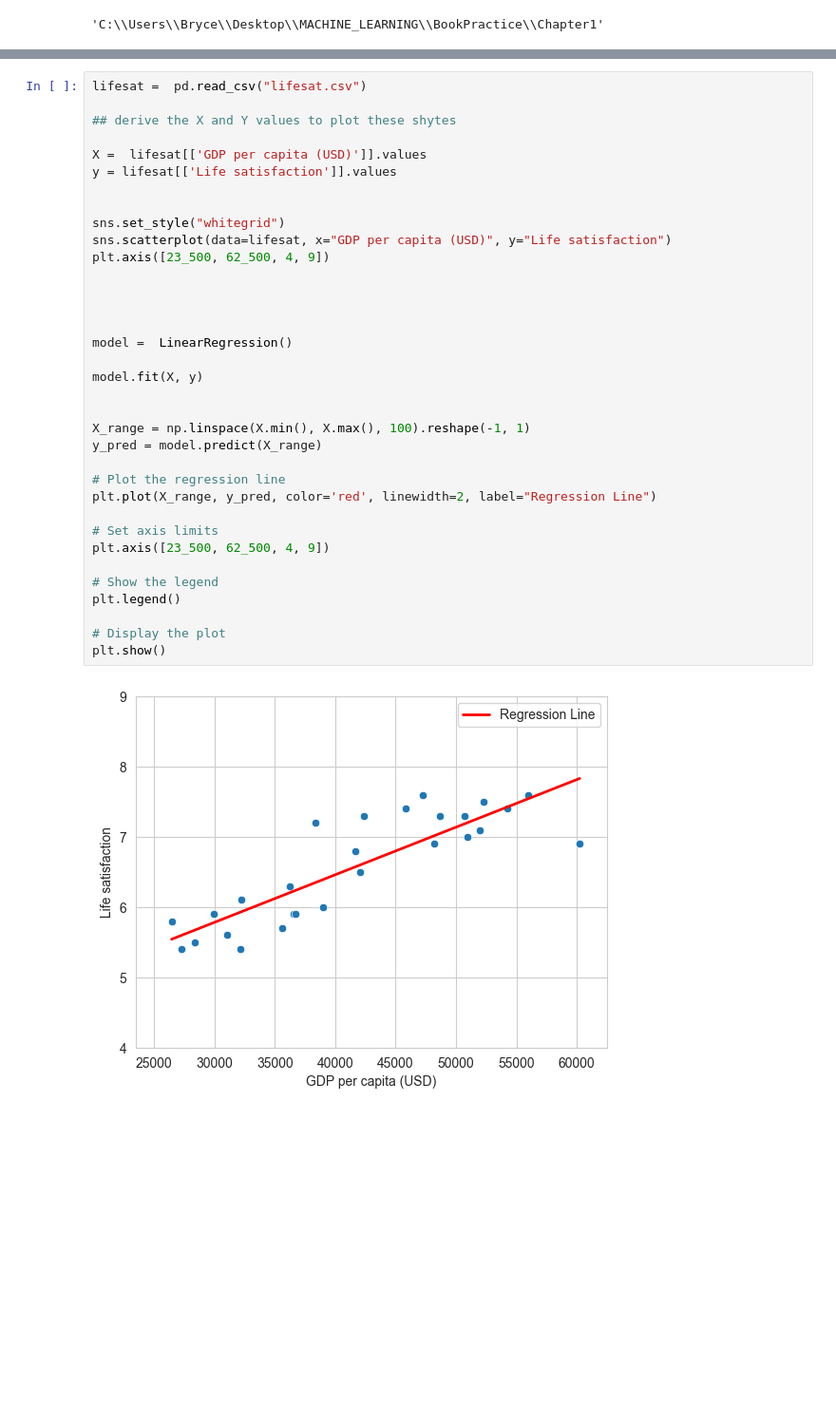
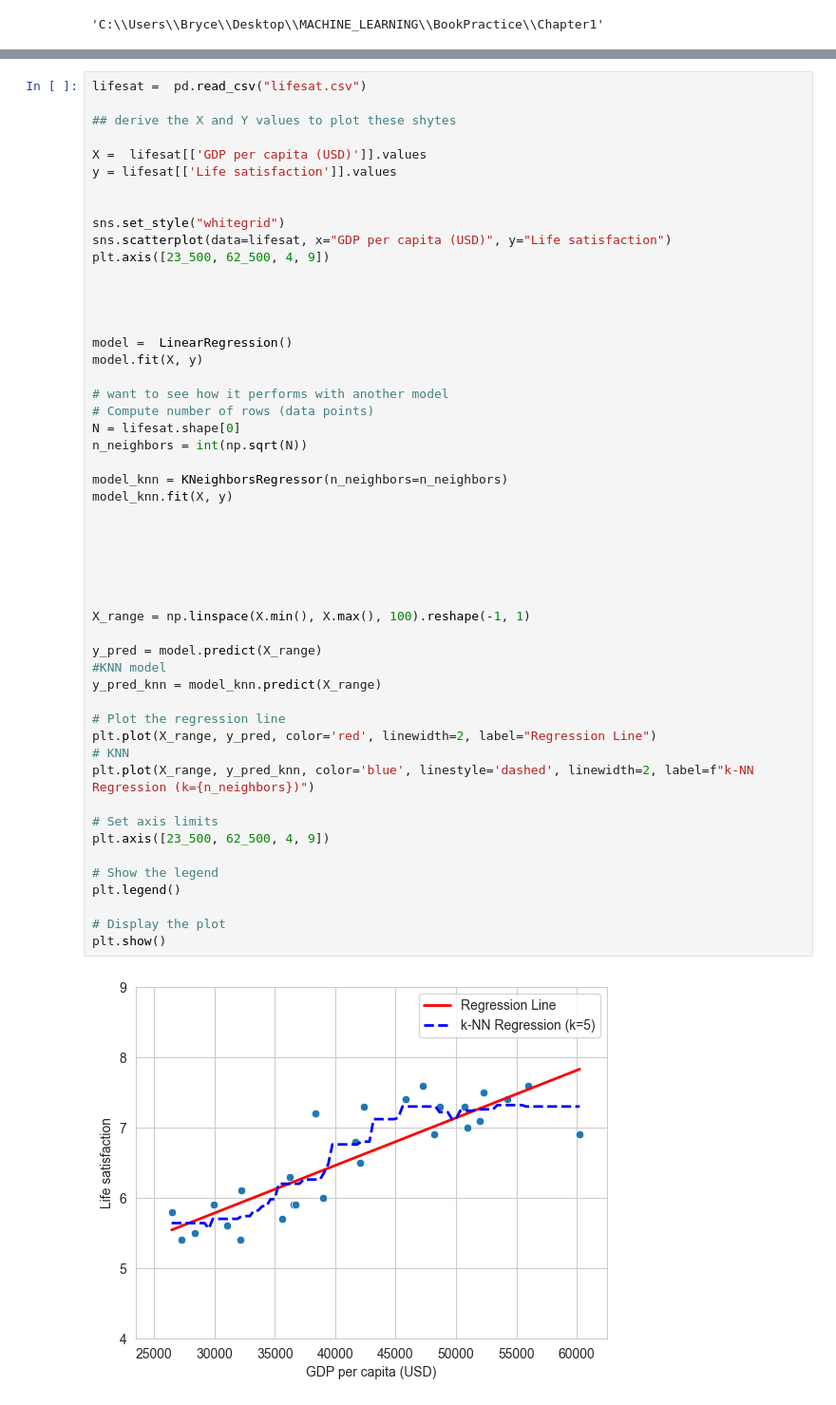
Before and after one commit to Bryce72/MachineLearning-Progress, a Jupyter notebook: Chapter1/chapONE.ipynb, the cells around one changed output, grey strips where cells are left out. Shown at 95% size. Saved outputs shown, nothing was run; the diff lists cells and outputs as text; blank space fills up the shorter version.

Commit message:
Getting deeper with the data handling

```diff
--- a/Chapter1/chapONE.ipynb
+++ b/Chapter1/chapONE.ipynb
@@ -19,35 +20,51 @@ lifesat =  pd.read_csv("lifesat.csv")
 X =  lifesat[['GDP per capita (USD)']].values
 y = lifesat[['Life satisfaction']].values
 
 
 sns.set_style("whitegrid")
 sns.scatterplot(data=lifesat, x="GDP per capita (USD)", y="Life satisfaction")
 plt.axis([23_500, 62_500, 4, 9])
 
 
 
 
 model =  LinearRegression()
+model.fit(X, y)
 
-model.fit(X, y)
+# want to see how it performs with another model
+# Compute number of rows (data points)
+N = lifesat.shape[0]
+n_neighbors = int(np.sqrt(N))
+
+model_knn = KNeighborsRegressor(n_neighbors=n_neighbors)
+model_knn.fit(X, y)
+
+
+
+
 
 
 X_range = np.linspace(X.min(), X.max(), 100).reshape(-1, 1)
+
 y_pred = model.predict(X_range)
+#KNN model
+y_pred_knn = model_knn.predict(X_range)
 
 # Plot the regression line
 plt.plot(X_range, y_pred, color='red', linewidth=2, label="Regression Line")
+# KNN
+plt.plot(X_range, y_pred_knn, color='blue', linestyle='dashed', linewidth=2, label=f"k-NN Regression (k={n_neighbors})")
 
 # Set axis limits
 plt.axis([23_500, 62_500, 4, 9])
 
 # Show the legend
 plt.legend()
 
 # Display the plot
 plt.show()
 # %% [output]
-[figure, old version]
+[figure, new version]
 # %%
 # I want to calculate the MSE
 from sklearn.metrics import mean_squared_error
```
Also changed, not shown: parts of 6 cells of this notebook.
